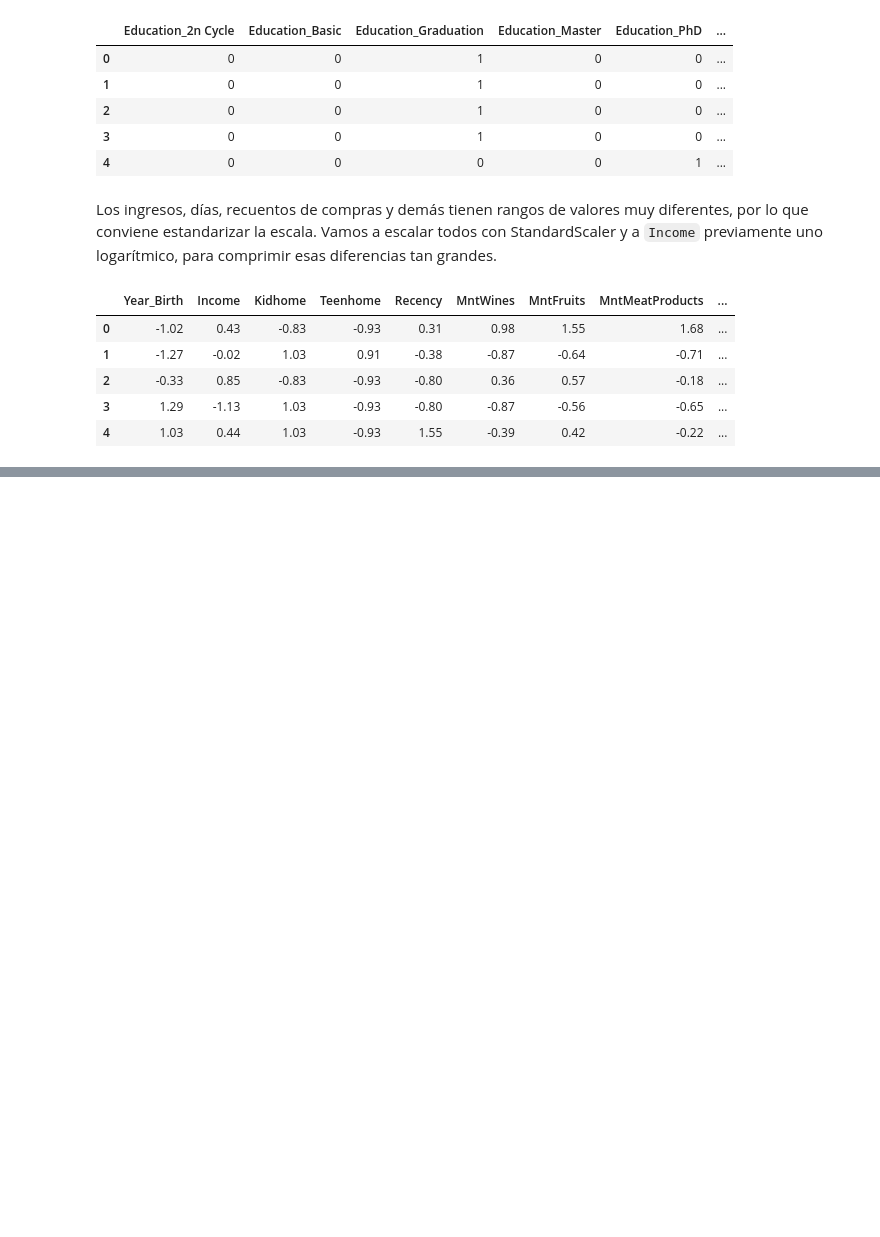
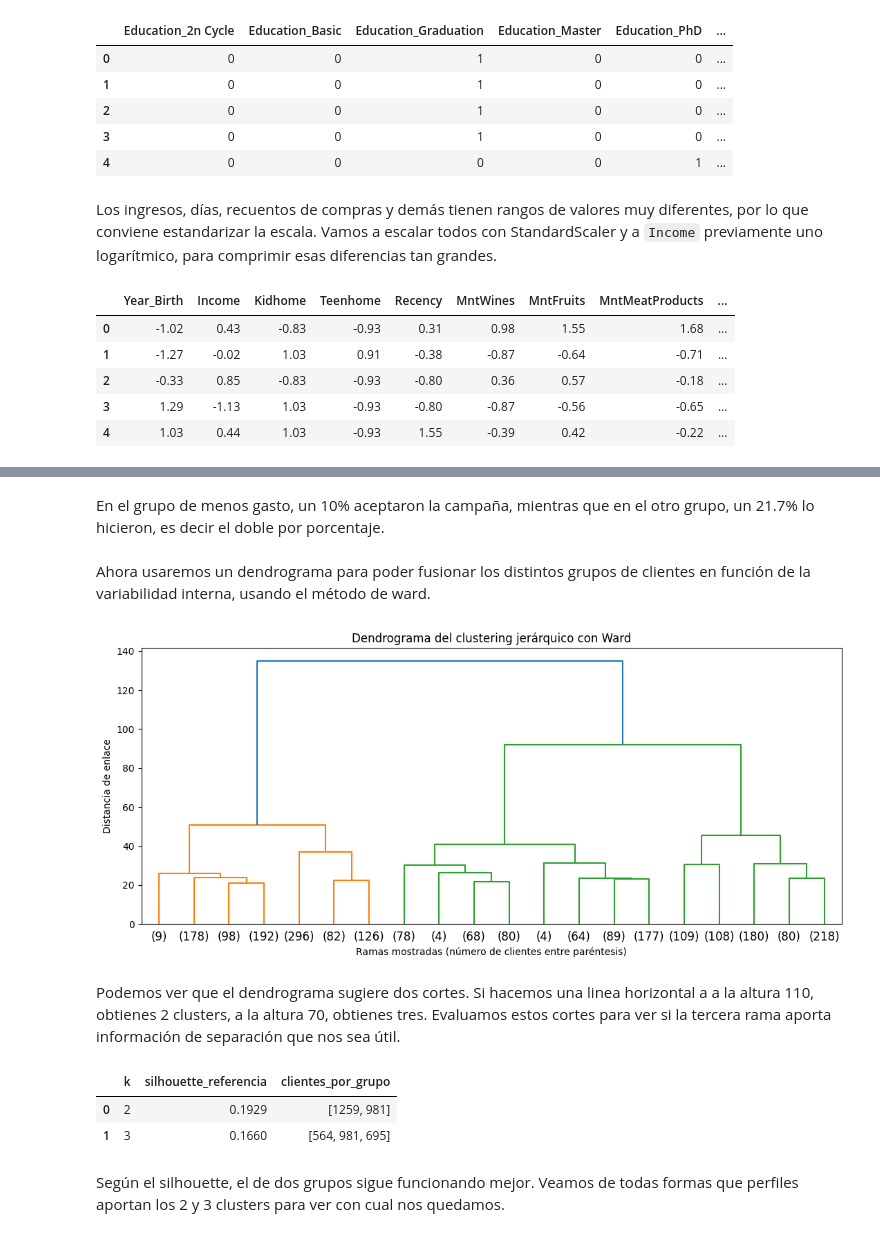
Before and after one commit to anton-p0g/proyecto-clustering, a Jupyter notebook: practicaClustering.ipynb, the cells around one changed output, grey strips where cells are left out. Cells and saved outputs as stored; diff of their text form; code cells hidden in the pictures; blank space fills up the shorter version.

```diff
--- a/practicaClustering.ipynb
+++ b/practicaClustering.ipynb
@@ -400,0 +533,54 @@ Con k = 3, SBS conservó 20 de las 25 variables candidatas. Retiró `Income`, `M
+# %% [markdown]
+En el grupo de menos gasto, un 10% aceptaron la campaña, mientras que en el otro grupo, un 21.7% lo hicieron, es decir el doble por porcentaje.
+# %% [markdown]
+Ahora usaremos un dendrograma para poder fusionar los distintos grupos de clientes en función de la variabilidad interna, usando el método de ward.
+# %%
+from scipy.cluster.hierarchy import dendrogram, linkage
+
+datos_ward = X_preprocesado[columnas_modelo]
+enlaces_ward = linkage(datos_ward, method="ward")
+
+fig, ax = plt.subplots(figsize=(11, 5))
+
+dendrogram(
+    enlaces_ward,
+    truncate_mode="lastp",
+    p=20,
+    show_leaf_counts=True,
+    ax=ax,
+)
+
+ax.set_title("Dendrograma del clustering jerárquico con Ward")
+ax.set_xlabel("Ramas mostradas (número de clientes entre paréntesis)")
+ax.set_ylabel("Distancia de enlace")
+plt.tight_layout()
+plt.show()
+# %% [output]
+[figure, added]
+# %% [markdown]
+Podemos ver que el dendrograma sugiere dos cortes. Si hacemos una linea horizontal a a la altura 110, obtienes 2 clusters, a la altura 70, obtienes tres. Evaluamos estos cortes para ver si la tercera rama aporta información de separación que nos sea útil.
+# %%
+from scipy.cluster.hierarchy import cut_tree
+
+resultados_ward = []
+etiquetas_ward = {}
+
+for k in [2, 3]:
+    etiquetas = cut_tree(enlaces_ward, n_clusters=k).ravel()
+    etiquetas_ward[k] = etiquetas
+    tamanos = pd.Series(etiquetas).value_counts().sort_index()
+
+    resultados_ward.append({
+        "k": k,
+        "silhouette_referencia": silhouette_score(X_preprocesado, etiquetas),
+        "clientes_por_grupo": tamanos.tolist(),
+    })
+
+tabla_ward = pd.DataFrame(resultados_ward)
+tabla_ward.round({"silhouette_referencia": 4})
+# %% [output]
+|  | k | silhouette_referencia | clientes_por_grupo |
+| 0 | 2 | 0.1929 | [1259, 981] |
+| 1 | 3 | 0.1660 | [564, 981, 695] |
+# %% [markdown]
+Según el silhouette, el de dos grupos sigue funcionando mejor. Veamos de todas formas que perfiles aportan los 2 y 3 clusters para ver con cual nos quedamos.
```
Also changed, not shown: parts of 31 cells of this notebook.
